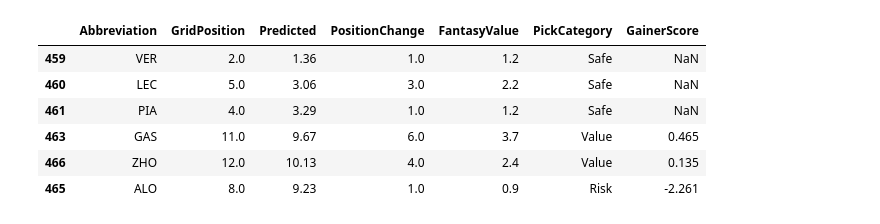
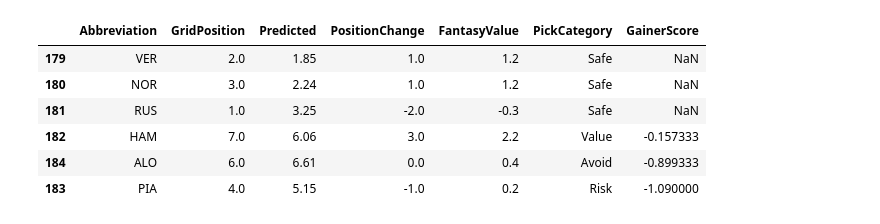
Before and after one commit to pyyroo-a/Formula-1-Fantasy-Predictor, a Jupyter notebook: notebooks/model-v4-fantasy-logic.ipynb, the cells around one changed output. Drawn from its saved outputs; the diff is of its cells as text; code cells hidden in the pictures.

```diff
--- a/notebooks/model-v4-fantasy-logic.ipynb
+++ b/notebooks/model-v4-fantasy-logic.ipynb
@@ -38,16 +38,16 @@ predictions = predict(model,X_test)
 
 fantasy_table = build_fantasy_table(df_2024, predictions)
 # %%
-team = build_fantasy_team(fantasy_table, "Qatar Grand Prix")
+team = build_fantasy_team(fantasy_table, "Canadian Grand Prix")
 team[["Abbreviation", "GridPosition", "Predicted", "PositionChange", "FantasyValue", "PickCategory", "GainerScore"]]
 # %% [output]
 |  | Abbreviation | GridPosition | Predicted | PositionChange | FantasyValue | PickCategory | GainerScore |
-| 459 | VER | 2.0 | 1.36 | 1.0 | 1.2 | Safe | NaN |
-| 460 | LEC | 5.0 | 3.06 | 3.0 | 2.2 | Safe | NaN |
-| 461 | PIA | 4.0 | 3.29 | 1.0 | 1.2 | Safe | NaN |
-| 463 | GAS | 11.0 | 9.67 | 6.0 | 3.7 | Value | 0.465 |
-| 466 | ZHO | 12.0 | 10.13 | 4.0 | 2.4 | Value | 0.135 |
-| 465 | ALO | 8.0 | 9.23 | 1.0 | 0.9 | Risk | -2.261 |
+| 179 | VER | 2.0 | 1.85 | 1.0 | 1.2 | Safe | NaN |
+| 180 | NOR | 3.0 | 2.24 | 1.0 | 1.2 | Safe | NaN |
+| 181 | RUS | 1.0 | 3.25 | -2.0 | -0.3 | Safe | NaN |
+| 182 | HAM | 7.0 | 6.06 | 3.0 | 2.2 | Value | -0.157333 |
+| 184 | ALO | 6.0 | 6.61 | 0.0 | 0.4 | Avoid | -0.899333 |
+| 183 | PIA | 4.0 | 5.15 | -1.0 | 0.2 | Risk | -1.090000 |
 # %%
 team = build_fantasy_team(fantasy_table, "Qatar Grand Prix")
 team = generate_explanations(team)
```
Also changed, not shown: parts of 8 cells of this notebook, 1 other file.
